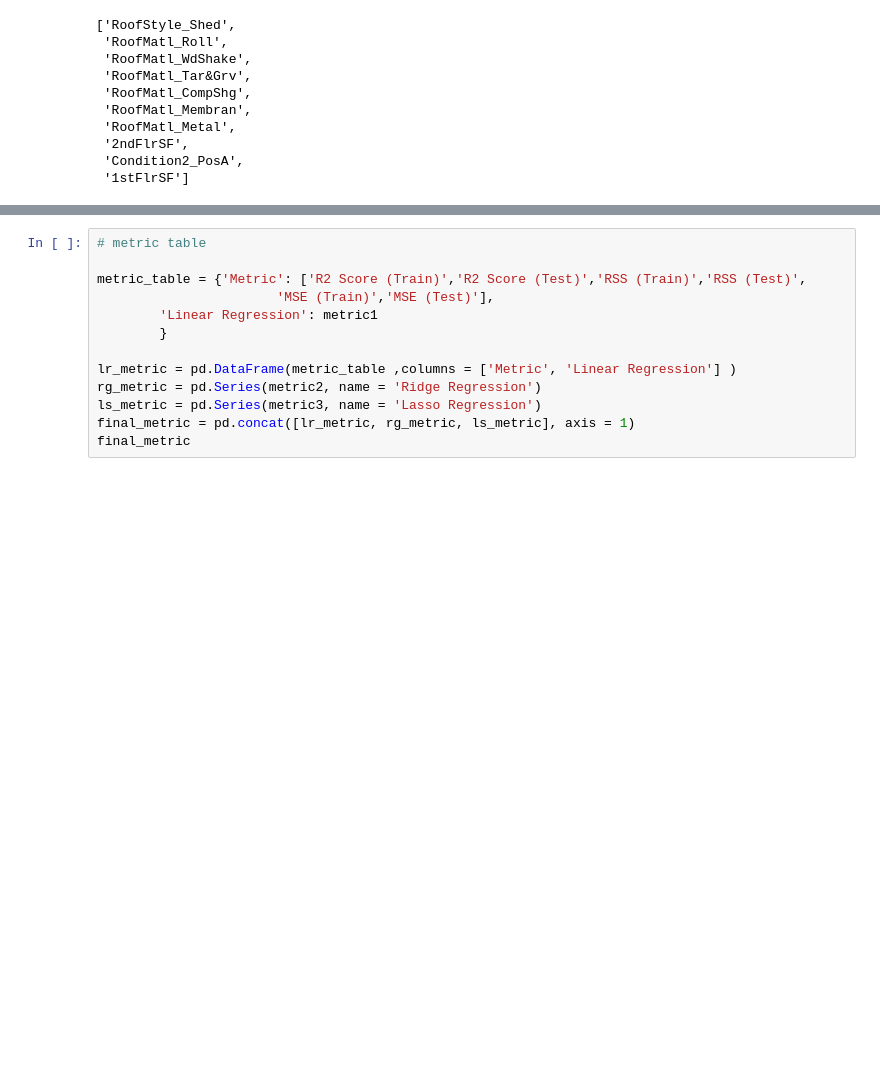
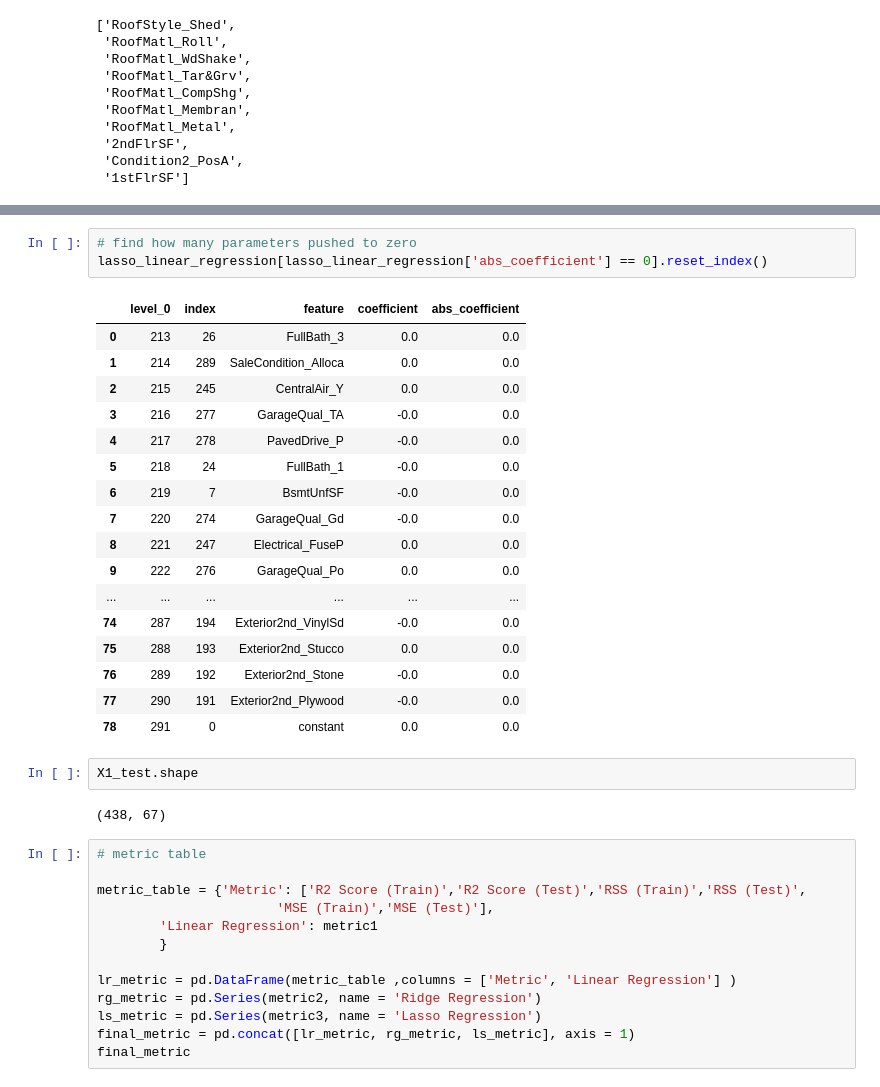
Before and after one commit to ishankarve/Assignment-Advanced-Regression, a Jupyter notebook: Assignment Advanced Regression.ipynb, the cells around one changed output, grey strips where cells are left out. Drawn from its saved outputs; the diff is of its cells as text; blank space fills up the shorter version.

```diff
--- a/Assignment Advanced Regression.ipynb
+++ b/Assignment Advanced Regression.ipynb
@@ -2046,3 +2082,28 @@ lasso_features10
+# %%
+# find how many parameters pushed to zero
+lasso_linear_regression[lasso_linear_regression['abs_coefficient'] == 0].reset_index()
+# %% [output]
+|  | level_0 | index | feature | coefficient | abs_coefficient |
+| 0 | 213 | 26 | FullBath_3 | 0.0 | 0.0 |
+| 1 | 214 | 289 | SaleCondition_Alloca | 0.0 | 0.0 |
+| 2 | 215 | 245 | CentralAir_Y | 0.0 | 0.0 |
+| 3 | 216 | 277 | GarageQual_TA | -0.0 | 0.0 |
+| 4 | 217 | 278 | PavedDrive_P | -0.0 | 0.0 |
+| 5 | 218 | 24 | FullBath_1 | -0.0 | 0.0 |
+| 6 | 219 | 7 | BsmtUnfSF | -0.0 | 0.0 |
+| 7 | 220 | 274 | GarageQual_Gd | -0.0 | 0.0 |
+| 8 | 221 | 247 | Electrical_FuseP | 0.0 | 0.0 |
+| 9 | 222 | 276 | GarageQual_Po | 0.0 | 0.0 |
+| ... | ... | ... | ... | ... | ... |
+| 74 | 287 | 194 | Exterior2nd_VinylSd | -0.0 | 0.0 |
+| 75 | 288 | 193 | Exterior2nd_Stucco | 0.0 | 0.0 |
+| 76 | 289 | 192 | Exterior2nd_Stone | -0.0 | 0.0 |
+| 77 | 290 | 191 | Exterior2nd_Plywood | -0.0 | 0.0 |
+| 78 | 291 | 0 | constant | 0.0 | 0.0 |
+# %%
+X1_test.shape
+# %% [output]
+(438, 67)
 # %%
 # metric table
 
```
Also changed, not shown: parts of 61 cells of this notebook, 3 other files.
